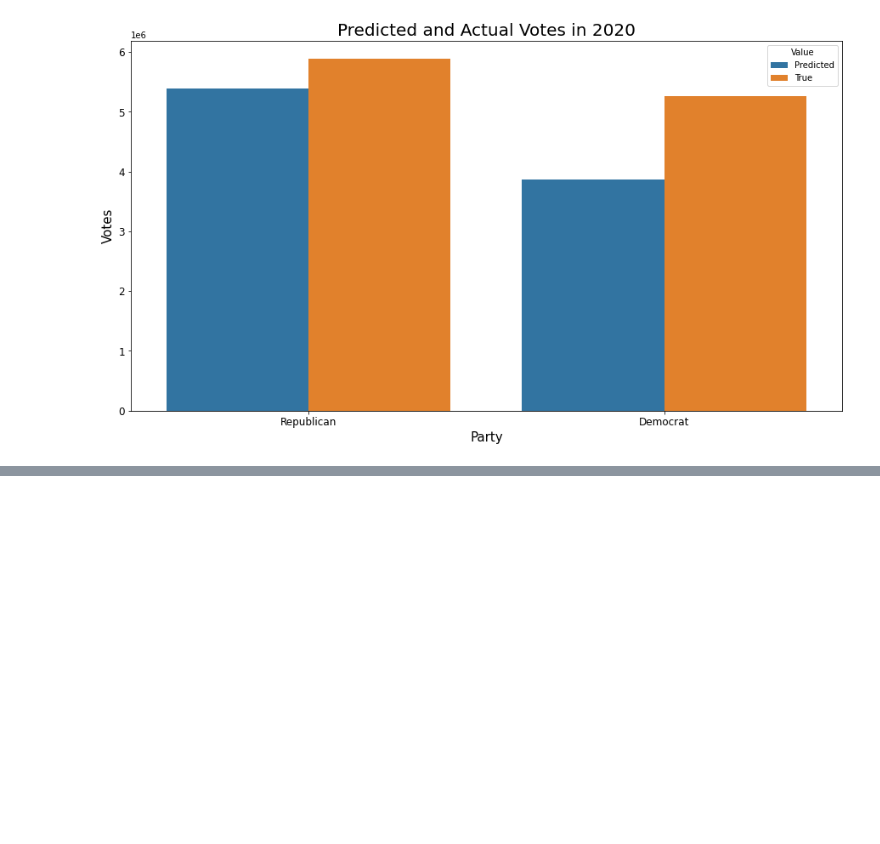
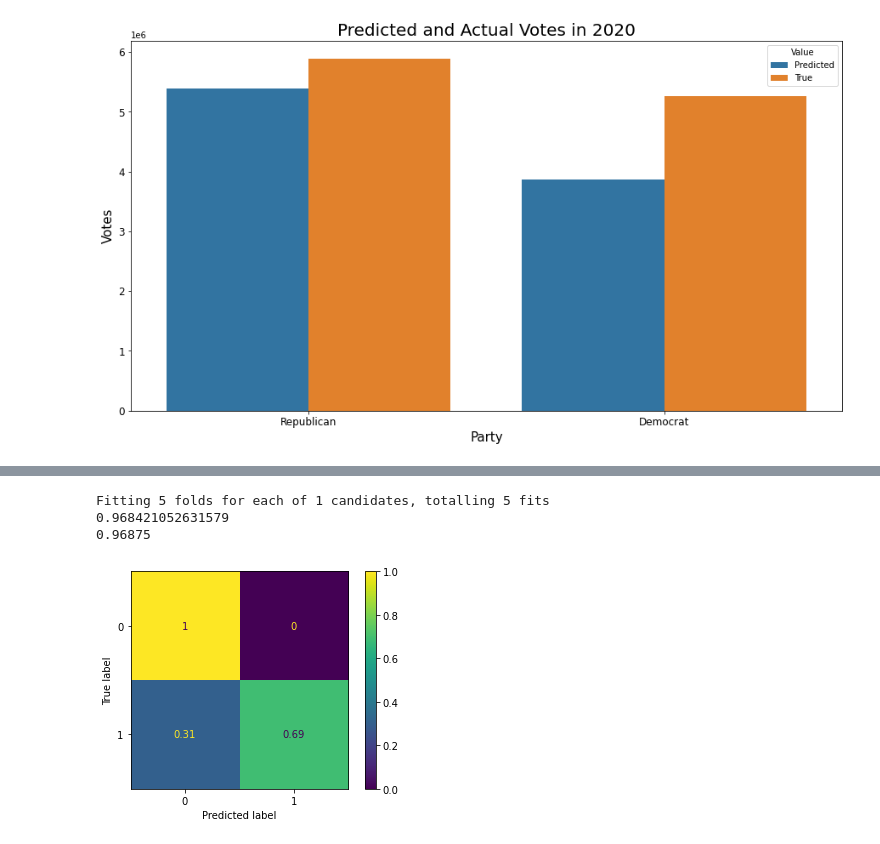
Before and after one commit to yae-sushi/Texas-General-Election-Preds, a Jupyter notebook: Modeling.ipynb, the cells around one changed output, grey strips where cells are left out. Saved outputs shown, nothing was run; the diff lists cells and outputs as text; code cells hidden in the pictures; blank space fills up the shorter version.

```diff
--- a/Modeling.ipynb
+++ b/Modeling.ipynb
@@ -320,0 +370,39 @@ plt.title('Predicted and Actual Votes in 2020', fontsize = 20);
+# %%
+# set X and y
+X_2012 = X[cols_2012]
+X_2012.set_index('county', inplace = True)
+X_2016 = X[cols_2016]
+X_2016.set_index('county', inplace = True)
+X_2020 = X[cols_2020]
+X_2020.set_index('county', inplace = True)
+y = [1 if df['2012_dem_vote_count'][i] > df['2012_rep_vote_count'][i] else 0 for i in range(len(df['2012_dem_vote_count']))]
+
+# train test split
+X_train_2012, X_test_2012, y_train_2012, y_test_2012 = train_test_split(X_2012, y, random_state = 100)
+
+# Conduct Gridsearch on Logistic Regression:
+pipe = Pipeline([
+    ('sc', StandardScaler()),
+    ('logreg', LogisticRegression())
+])
+
+# narrowed down to these metrics based on training and testing accuracy in gridsearch
+pipe_params = {
+    'sc__with_mean'   : [False],
+    'sc__with_std'    : [True],
+    'logreg__penalty' : ['elasticnet'],
+    'logreg__C'       : [.1],
+    'logreg__solver'  : ['saga'],
+    'logreg__l1_ratio': [.22222],
+    'logreg__max_iter': [100_000]
+
+}
+
+gs_logreg = GridSearchCV(pipe, pipe_params, cv = 5, verbose=1)
+gs_logreg.fit(X_train_2012, y_train_2012)
+print(gs_logreg.score(X_train_2012, y_train_2012))
+print(gs_logreg.score(X_test_2012, y_test_2012))
+# %% [output]
+Fitting 5 folds for each of 1 candidates, totalling 5 fits
+0.968421052631579
+0.96875
@@ -320,0 +413,9 @@ plt.title('Predicted and Actual Votes in 2020', fontsize = 20);
+# %%
+def class_metrics(X, rep, dem):
+    y = [1 if df[dem][i] > df[rep][i] else 0 for i in range(len(df[dem]))]
+    preds = gs_logreg.predict(X)
+    plot_confusion_matrix(gs_logreg, X, y, cmap = 'viridis', normalize = 'true')
+# %%
+class_metrics(X_2012, '2012_rep_vote_count', '2012_dem_vote_count')
+# %% [output]
+[figure, added]
```
Also changed, not shown: parts of 25 cells of this notebook, 2 other files.
